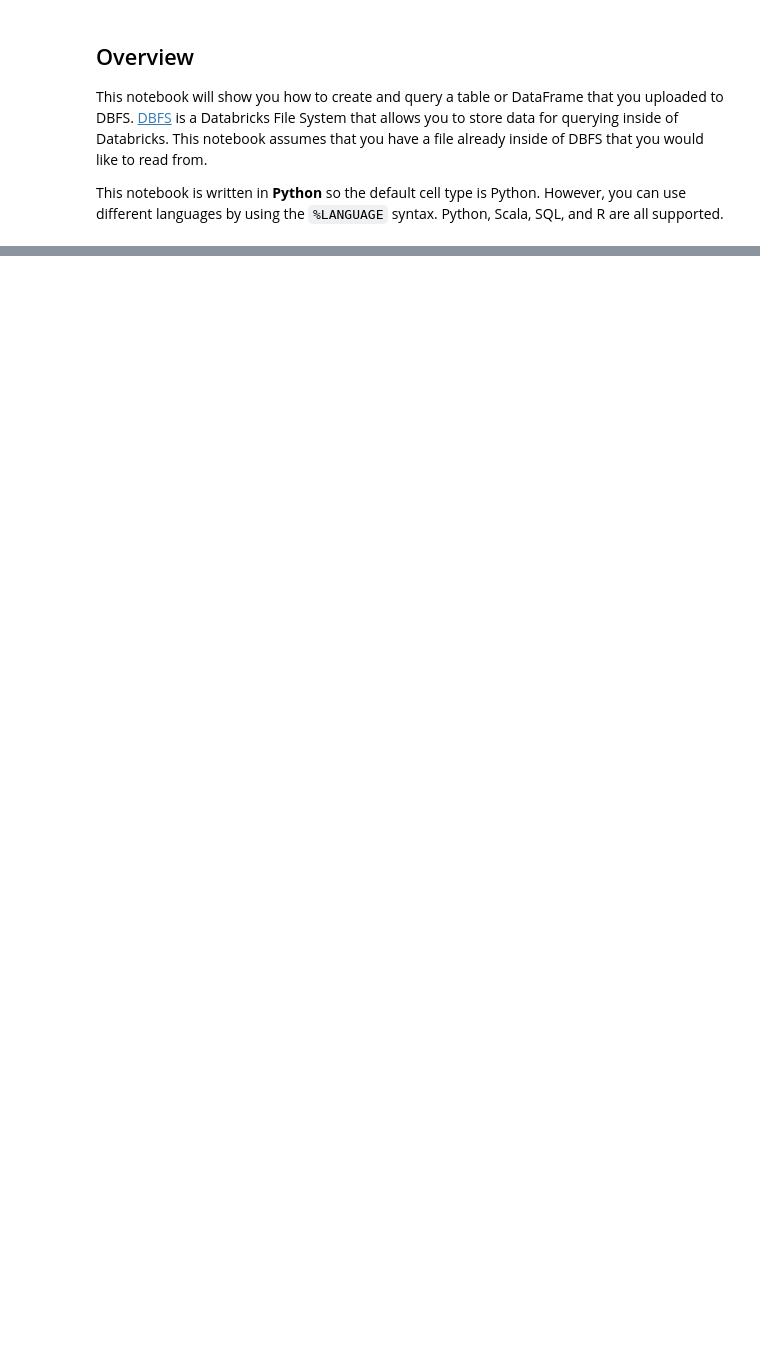
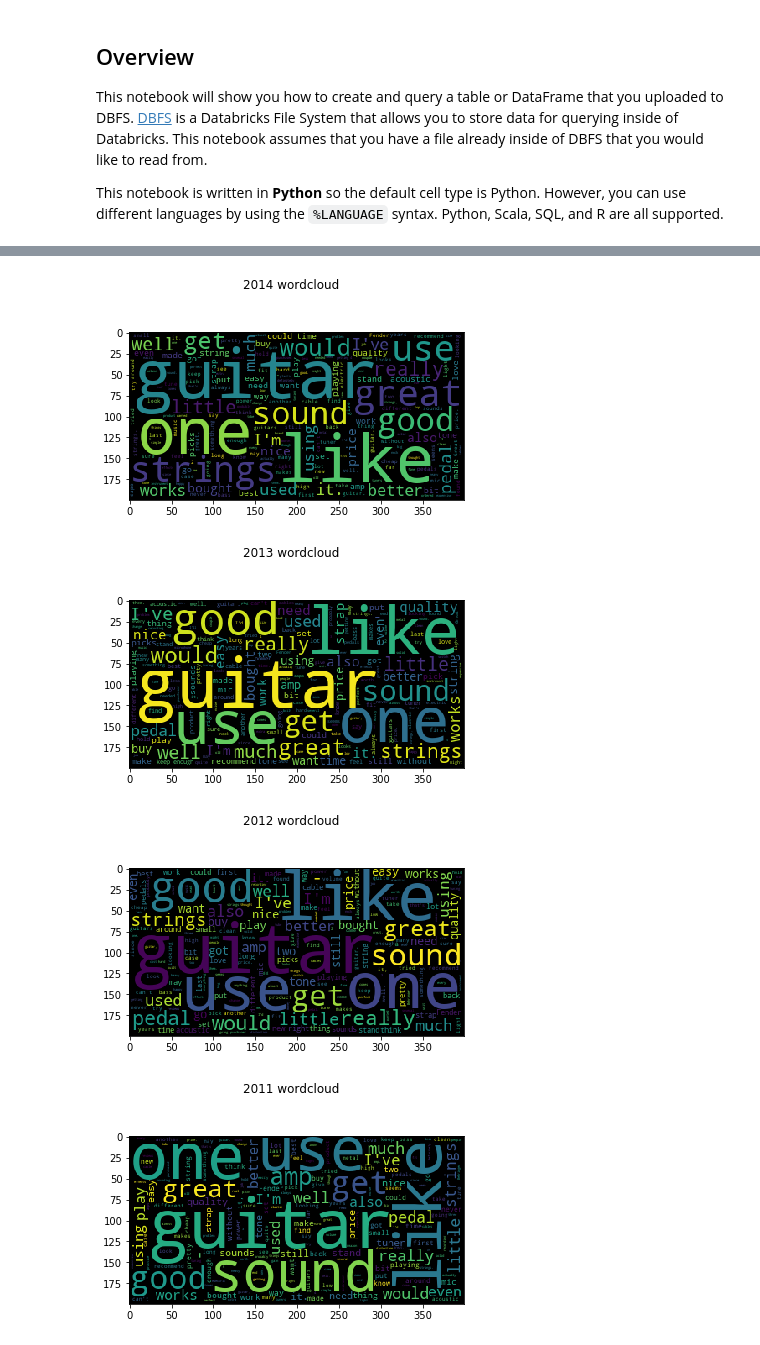
Before and after one commit to idenc/SENG-550-Amazon, a Jupyter notebook: SENG550Project.ipynb, the cells around one changed output, grey strips where cells are left out. Saved outputs shown, nothing was run; the diff lists cells and outputs as text; code cells hidden in the pictures; blank space fills up the shorter version.

```diff
--- a/SENG550Project.ipynb
+++ b/SENG550Project.ipynb
@@ -52,0 +73,2 @@ permanent_table_name = "music_json"
+# %%
+reviews = reviews.filter(reviews.reviewText.isNotNull())
@@ -58,0 +175,17 @@ display(df2)
+# %%
+sw = stopwords.words("english")
+def remove_stopwords(x):
+    string = ''
+    for x in x.split(' '):
+        if x.lower() not in sw:
+            string += x + ' '
+        else:
+            pass
+    return string
+
+# UDF = user defined function
+nosw = udf(remove_stopwords)
+# Register UDF with Spark
+spark.udf.register("nosw", nosw)
+# Creates a new column in reviews which contains the review with no stop words
+reviews = reviews.withColumn('text_nosw', nosw('reviewText'))
@@ -58,0 +210,51 @@ display(df2)
+# %%
+def flat_list(column):
+    corpus = []
+    for row in column:
+        for w in row.split(' '):
+            corpus.append(w)
+    return corpus
+
+def corpus_creator(text_col):
+    corpus = text_col.rdd \
+                    .flatMap(flat_list) \
+                    .map(lambda x: (x, 1)) \
+                    .reduceByKey(lambda x, y: x+y ) \
+                    .sortBy(lambda x: x[1], ascending=False) \
+                    .toDF() \
+                    .withColumnRenamed('_1','reviewText') \
+                    .withColumnRenamed('_2','count')
+    return corpus
+
+def annual_reviews(year):
+    annual_reviews = reviews.select('text_nosw') \
+                        .filter('YEAR(FROM_UNIXTIME(unixReviewTime))=={}'.format(year)) \
+                        .withColumnRenamed('text_nosw','reviewText')
+    return annual_reviews
+
+def wordcloud(corpus_sdf):
+    corpus_pdf = corpus_sdf.limit(500).toPandas()
+
+    corpus_dict = {}
+    for index, row in corpus_pdf.iterrows():
+        corpus_dict[row['reviewText']] = row['count']
+
+    wordcloud = WordCloud().generate_from_frequencies(corpus_dict)
+    plt.imshow(wordcloud);
+
+
+years_list = [2014,2013,2012,2011,2010,2009,2008,2007,2006,2005,2004]
+
+annual_corpora = {}
+for year in years_list:
+    annual_corpora[str(year)] = corpus_creator(annual_reviews(year))
+
+for key,value in annual_corpora.items():
+    fig, ax = plt.subplots()
+    ax = wordcloud(value)
+    fig.suptitle('{} wordcloud'.format(key))
+# %% [output]
+[figure, added]
+[figure, added]
+[figure, added]
+[figure, added]
```
Also changed, not shown: parts of 33 cells of this notebook.
